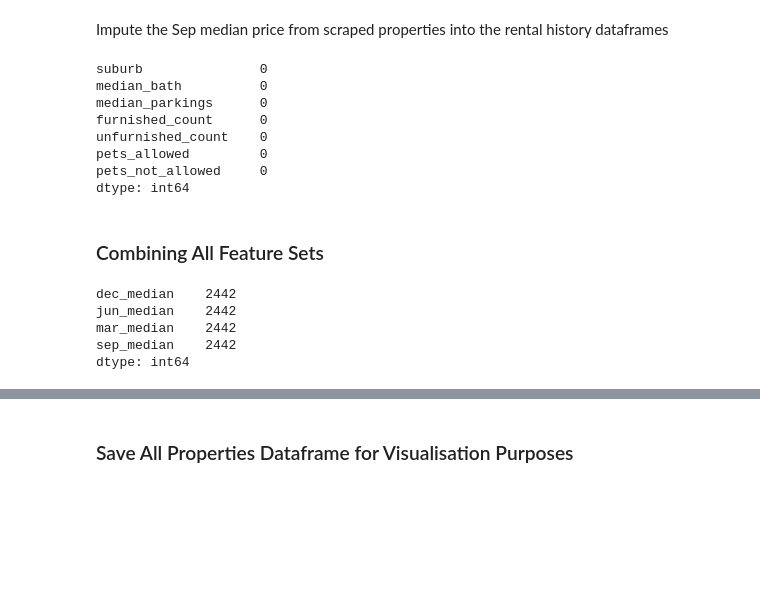
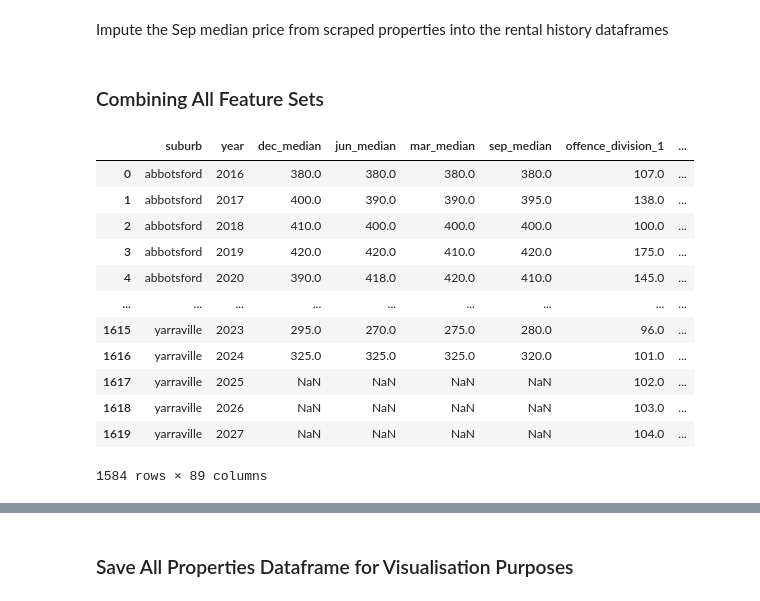
Before and after one commit to MAST30034-AppliedDataScience/project-2-group-real-estate-industry-project-15, a Jupyter notebook: notebooks/modelling.ipynb, the cells around one changed output, grey strips where cells are left out. Cells and saved outputs as stored; diff of their text form; code cells hidden in the pictures; blank space fills up the shorter version.

```diff
--- a/notebooks/modelling.ipynb
+++ b/notebooks/modelling.ipynb
@@ -95,6 +95,11 @@ def impute_sep_2024_rental_data(rental_history_df, domain_df):
     # Drop the domain-specific columns used for imputation
     merged_df.drop(columns=['sep_median_domain', 'year_domain'], inplace=True)
 
+    # Filter the dataframe to keep only the suburbs that appear 9 or more times
+    suburb_counts = merged_df['suburb'].value_counts()
+    suburbs_to_keep = suburb_counts[suburb_counts >= 9].index
+    merged_df = merged_df[merged_df['suburb'].isin(suburbs_to_keep)]
+
     # Drop the sep_median column from the domain DataFrame
     domain_df = domain_df.drop(columns=['year', 'sep_median', 'num_properties'], errors='ignore')
 
@@ -108,17 +113,6 @@ two_bed_house, domain_two_bed_house = impute_sep_2024_rental_data(two_bed_house,
 three_bed_house, domain_three_bed_house = impute_sep_2024_rental_data(three_bed_house, domain_three_bed_house)
 four_bed_house, domain_four_bed_house = impute_sep_2024_rental_data(four_bed_house, domain_four_bed_house)
 all_properties, domain_all_properties = impute_sep_2024_rental_data(all_properties, domain_all_properties)
-
-domain_one_bed_flat.isnull().sum()
-# %% [output]
-suburb               0
-median_bath          0
-median_parkings      0
-furnished_count      0
-unfurnished_count    0
-pets_allowed         0
-pets_not_allowed     0
-dtype: int64
 # %% [markdown]
 ### Combining All Feature Sets
 # %%
@@ -187,43 +181,47 @@ three_bed_house_merged = pd.merge(three_bed_house_merged, domain_three_bed_house
 three_bed_house_merged = three_bed_house_merged[three_bed_house_merged['suburb'].isin(population['sa2_name'])]
 
 
 # Merge four_bed_house
 four_bed_house_merged = pd.merge(four_bed_house, crimes, on=['suburb', 'year'], how='outer')
 four_bed_house_merged = pd.merge(four_bed_house_merged, income, on=['suburb', 'year'], how='outer')
 four_bed_house_merged = pd.merge(four_bed_house_merged, population, left_on=['suburb', 'year'], right_on=['sa2_name', 'year'], how='outer')
 four_bed_house_merged = pd.merge(four_bed_house_merged, education, on='suburb', how='inner')
 four_bed_house_merged = pd.merge(four_bed_house_merged, urban_landmarks, left_on='suburb', right_on='gazetted_locality', how='inner')
 four_bed_house_merged = pd.merge(four_bed_house_merged, pt_distances, on='suburb', how='inner')
 four_bed_house_merged = pd.merge(four_bed_house_merged, domain_four_bed_house, on='suburb', how='inner')
 
 # Filter rows to retain only matching suburbs in four_bed_house and the population dataframe
 four_bed_house_merged = four_bed_house_merged[four_bed_house_merged['suburb'].isin(population['sa2_name'])]
 
 
 # Merge all_properties
 all_properties_merged = pd.merge(all_properties, crimes, on=['suburb', 'year'], how='outer')
 all_properties_merged = pd.merge(all_properties_merged, income, on=['suburb', 'year'], how='outer')
 all_properties_merged = pd.merge(all_properties_merged, population, left_on=['suburb', 'year'], right_on=['sa2_name', 'year'], how='outer')
 all_properties_merged = pd.merge(all_properties_merged, education, on='suburb', how='inner')
 all_properties_merged = pd.merge(all_properties_merged, urban_landmarks, left_on='suburb', right_on='gazetted_locality', how='inner')
 all_properties_merged = pd.merge(all_properties_merged, pt_distances, on='suburb', how='inner')
 all_properties_merged = pd.merge(all_properties_merged, domain_all_properties, on='suburb', how='inner')
 
 # Filter rows to retain only matching suburbs in all_properties and the population dataframe
 all_properties_merged = all_properties_merged[all_properties_merged['suburb'].isin(population['sa2_name'])]
 
 
-#----- Manually Check Null
-missing_values = one_bed_flat_merged.isnull().sum()
-columns_with_missing_values = missing_values[missing_values > 0]
-
-columns_with_missing_values
+one_bed_flat_merged
 # %% [output]
+|  | suburb | year | dec_median | jun_median | mar_median | sep_median | offence_division_1 | ... |
+| 0 | abbotsford | 2016 | 380.0 | 380.0 | 380.0 | 380.0 | 107.0 | ... |
+| 1 | abbotsford | 2017 | 400.0 | 390.0 | 390.0 | 395.0 | 138.0 | ... |
+| 2 | abbotsford | 2018 | 410.0 | 400.0 | 400.0 | 400.0 | 100.0 | ... |
+| 3 | abbotsford | 2019 | 420.0 | 420.0 | 410.0 | 420.0 | 175.0 | ... |
+| 4 | abbotsford | 2020 | 390.0 | 418.0 | 420.0 | 410.0 | 145.0 | ... |
+| ... | ... | ... | ... | ... | ... | ... | ... | ... |
+| 1615 | yarraville | 2023 | 295.0 | 270.0 | 275.0 | 280.0 | 96.0 | ... |
+| 1616 | yarraville | 2024 | 325.0 | 325.0 | 325.0 | 320.0 | 101.0 | ... |
+| 1617 | yarraville | 2025 | NaN | NaN | NaN | NaN | 102.0 | ... |
+| 1618 | yarraville | 2026 | NaN | NaN | NaN | NaN | 103.0 | ... |
+| 1619 | yarraville | 2027 | NaN | NaN | NaN | NaN | 104.0 | ... |
-dec_median    2442
-jun_median    2442
-mar_median    2442
-sep_median    2442
-dtype: int64
+1584 rows × 89 columns
 # %%
 # Drop all other suburb column names. Only keep the first suburb column
 def clean_suburb_cols(df):
```
Also changed, not shown: parts of 7 cells of this notebook, 1 other file.
